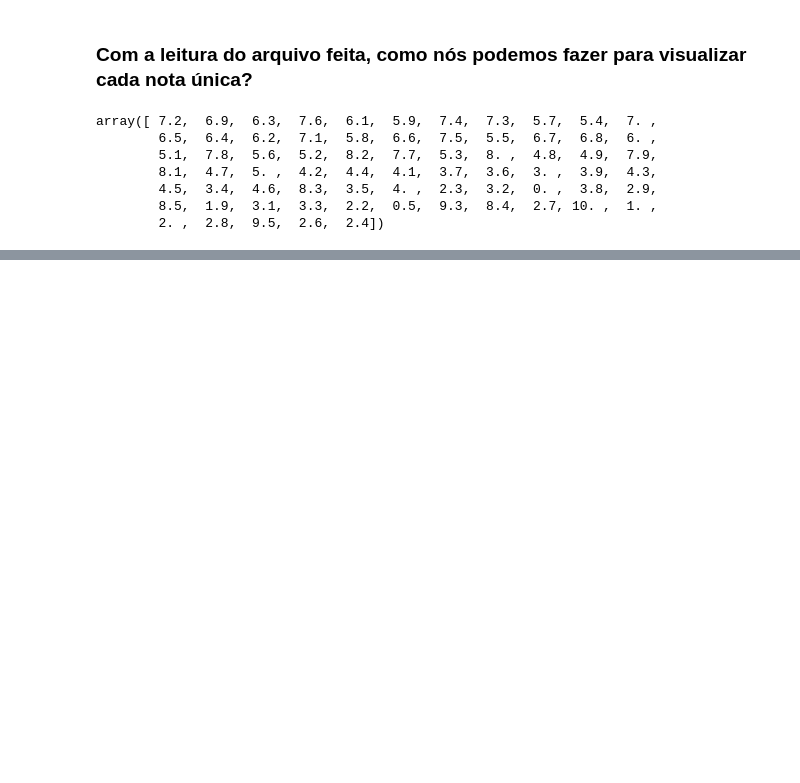
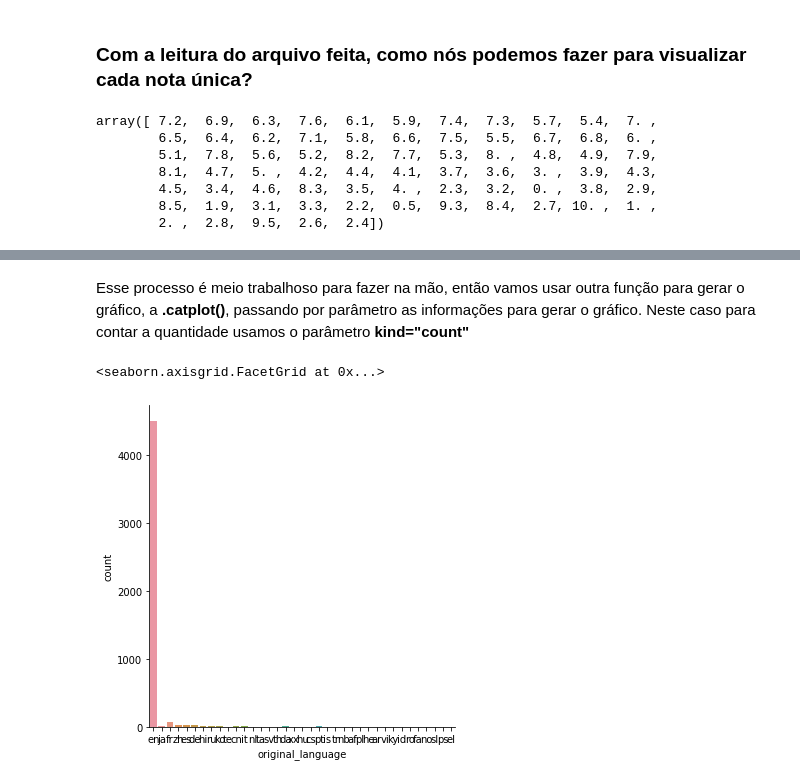
Before and after one commit to laurivansareta/introducao-a-data-science, a Jupyter notebook: Introdução_a_Data_Science.ipynb, the cells around one changed output, grey strips where cells are left out. Drawn from its saved outputs; the diff is of its cells as text; code cells hidden in the pictures; blank space fills up the shorter version.

```diff
--- a/Introdução_a_Data_Science.ipynb
+++ b/Introdução_a_Data_Science.ipynb
@@ -334,0 +369,7 @@ array([ 7.2,  6.9,  6.3,  7.6,  6.1,  5.9,  7.4,  7.3,  5.7,  5.4,  7. ,
+# %% [markdown]
+Esse processo é meio trabalhoso para fazer na mão, então vamos usar outra função para gerar o gráfico, a **.catplot()**, passando por parâmetro as informações para gerar o gráfico. Neste caso para contar a quantidade usamos o parâmetro **kind="count"**
+# %%
+sns.catplot(x="original_language", kind="count", data=tmdb)
+# %% [output]
+<seaborn.axisgrid.FacetGrid at 0x...>
+[figure, added]
```
Also changed, not shown: parts of 9 cells of this notebook.
